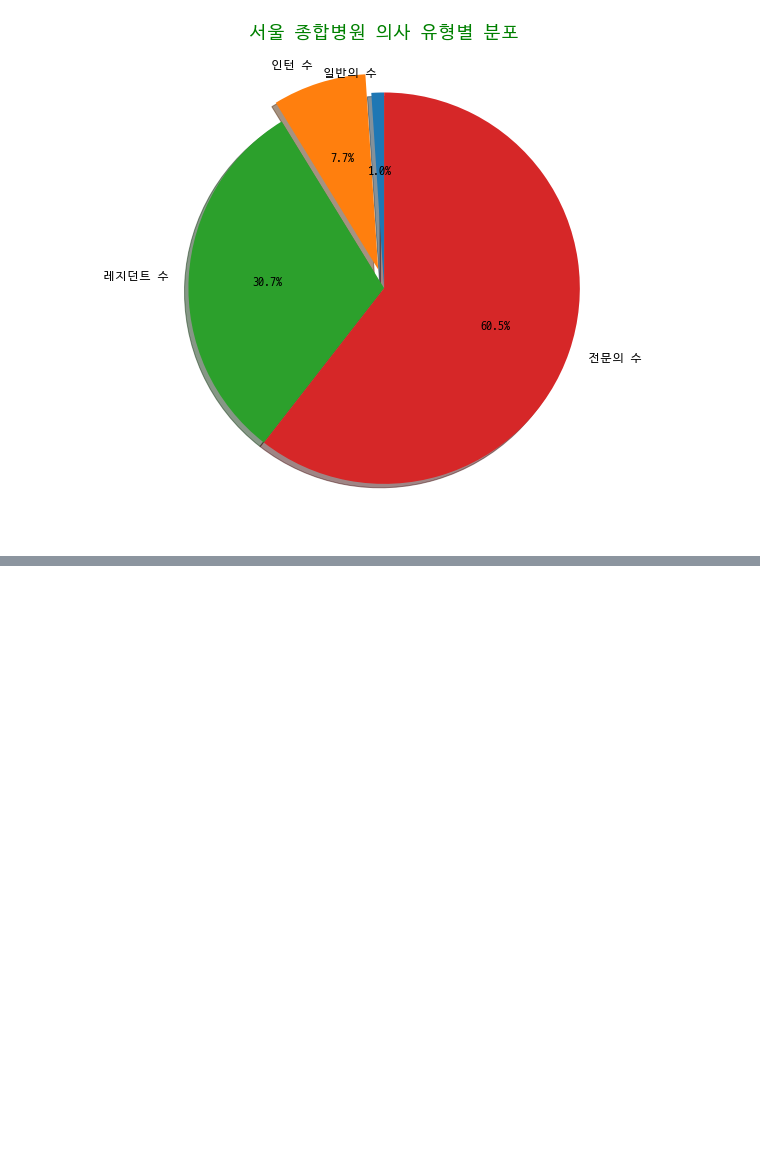
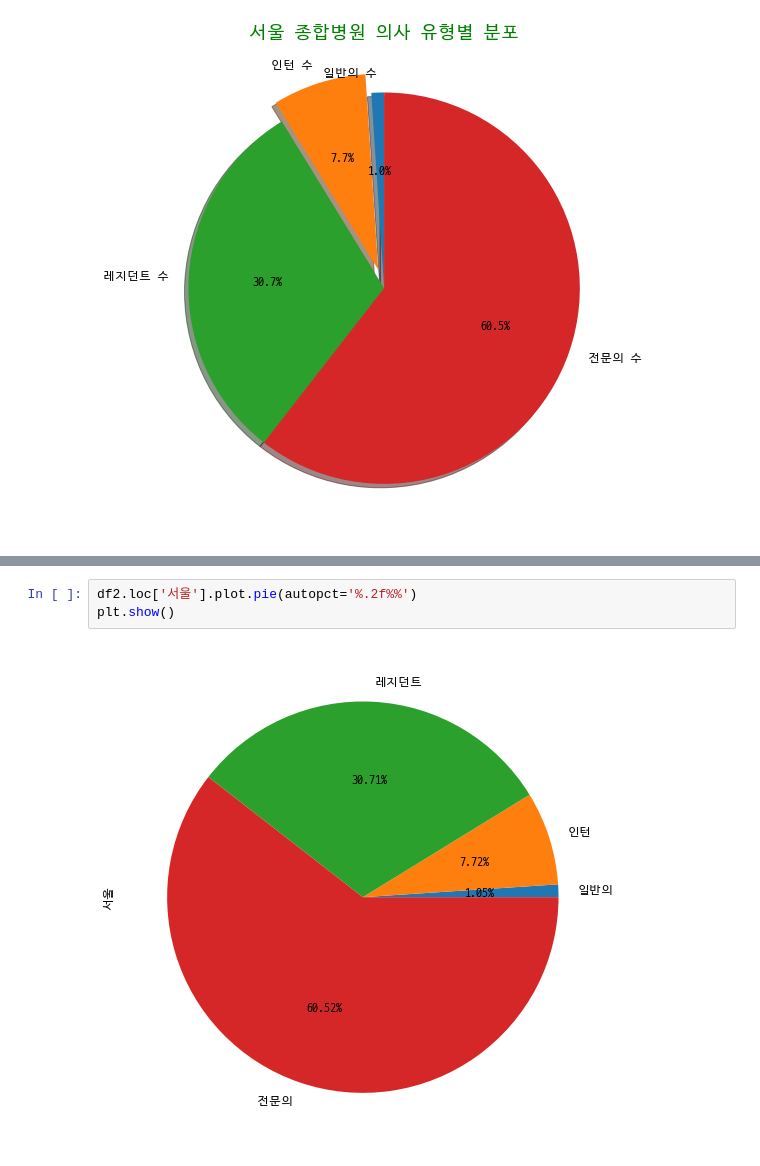
Before and after one commit to MethodFunc/KSA_edu_Daejeon_Basic, a Jupyter notebook: ch12 matpolotlib/12장 연습문제 곽필종.ipynb, the cells around one changed output, grey strips where cells are left out. Saved outputs shown, nothing was run; the diff lists cells and outputs as text; blank space fills up the shorter version.

```diff
--- a/ch12 matpolotlib/12장 연습문제 곽필종.ipynb
+++ b/ch12 matpolotlib/12장 연습문제 곽필종.ipynb
@@ -181,0 +291,5 @@ plt.show()
+# %%
+df2.loc['서울'].plot.pie(autopct='%.2f%%')
+plt.show()
+# %% [output]
+[figure, added]
```
Also changed, not shown: parts of 17 cells of this notebook, 7 other files.
